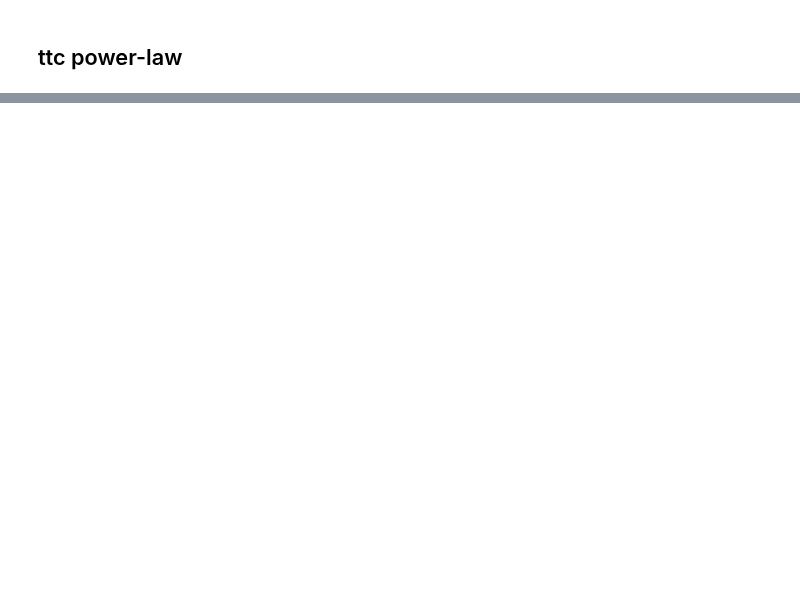
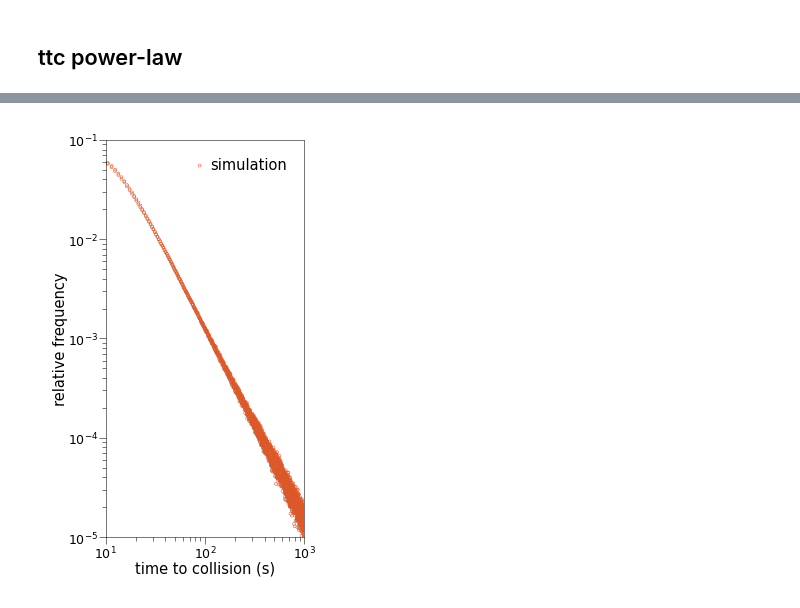
Before and after one commit to EPFL-ENAC/LUTS-pneuma-simulator, a Jupyter notebook: notebooks/sandbox.ipynb, the cells around one changed output, grey strips where cells are left out. Saved outputs shown, nothing was run; the diff lists cells and outputs as text; code cells hidden in the pictures; blank space fills up the shorter version.

```diff
--- a/notebooks/sandbox.ipynb
+++ b/notebooks/sandbox.ipynb
@@ -531,3 +637,10 @@ if compilation:
+# %%
+read = True
+path = "./output/"
+os.makedirs(path, exist_ok=True)
+if read:
+    with open(f"{path}dictionary.json", "r") as openfile:
+        dictionary = json.load(openfile)
 # %%
 def ml_estimator(theta, xs, ps):
     left = 0
@@ -644,0 +654,72 @@ l_r2
+# %%
+dark_blue = "#1964B0"
+dark_teal = "#008A69"
+vermilion = "#DB5829"
+orange = "#F4A637"
+maroon = "#894B45"
+dark_purple = "#882D71"
+light_purple = "#D2BBD7"
+grey = "#DEDEDE"
+# %%
+fig, ax = plt.subplots(figsize=(6 * params.cm, 7.5 * params.cm), dpi=150)
+ax.set_aspect("equal")
+l_n = []
+l_r2 = []
+l_mu = []
+for key, value in dictionary.items():
+    if eval(key)[0] == 14:
+        n = eval(key)[1]
+        l_n.append(n)
+        if n <= 2:
+            xs = dictionary[key]["xs"]
+            ps = dictionary[key]["ps"]
+            g = lambda theta: ml_estimator(theta, xs, ps)
+            sol = root_scalar(g, bracket=[1, 3])
+            mu = sol.root
+            l_mu.append(mu)
+            beta = np.median(np.log(ps) + mu * np.log(xs))
+            # measure R2
+            y_true = ps
+            y_pred = np.exp(beta - mu * np.log(xs))
+            r2 = r2_score(np.log(y_true), np.log(y_pred))
+            l_r2.append(r2)
+            if n == 2:
+                label = "simulation"
+            else:
+                label = "_nolegend_"
+            ax.scatter(
+                xs,
+                ps,
+                fc="none",
+                ec=vermilion,
+                lw=0.25,
+                s=2,
+                clip_on=True,
+                label=label,
+            )
+ax.legend(
+    frameon=False,
+    borderpad=0,
+    handletextpad=0.25,
+    handlelength=1,
+    fontsize=7,
+    loc=3,
+    bbox_to_anchor=(0.4, 0.9),
+)
+ax.set_ylabel("relative frequency", labelpad=0)
+ax.set_xlabel("time to collision (s)", labelpad=0)
+ax.set_yscale("log")
+ax.set_xscale("log")
+ax.tick_params(axis="x", pad=0)
+ax.tick_params(axis="y", pad=0)
+ax.set_xlim(1e1, 1e3)
+ax.set_ylim(1e-5, 1e-1)
+fig.tight_layout(pad=0)
+# plt.savefig(
+#    f"/Users/georg/Documents/Figures/ttc_sim.pdf",
+#    format="pdf",
+#    transparent=True,
+# )
+plt.show()
+# %% [output]
+[figure, added]
```
Also changed, not shown: parts of 26 cells of this notebook.
